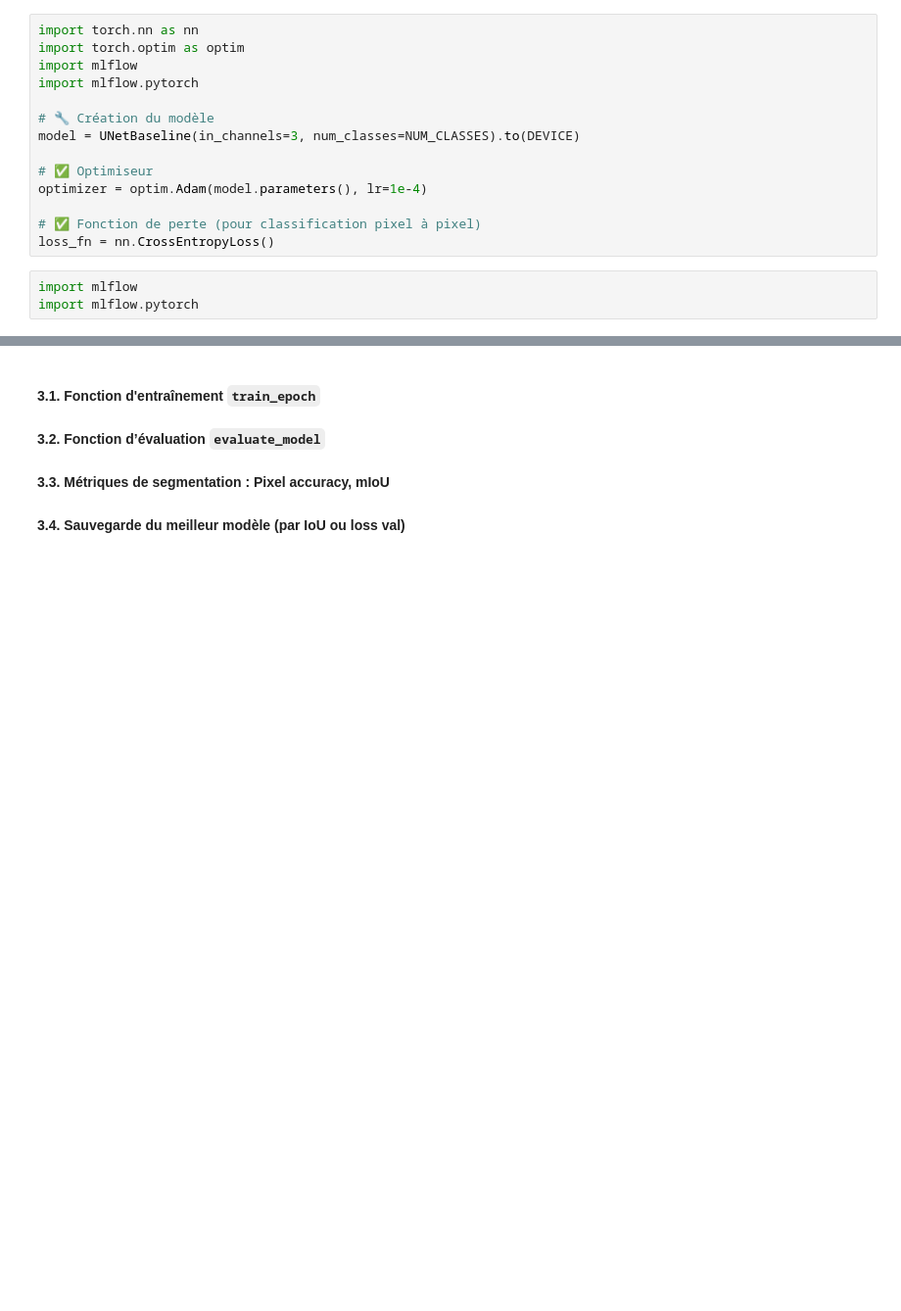
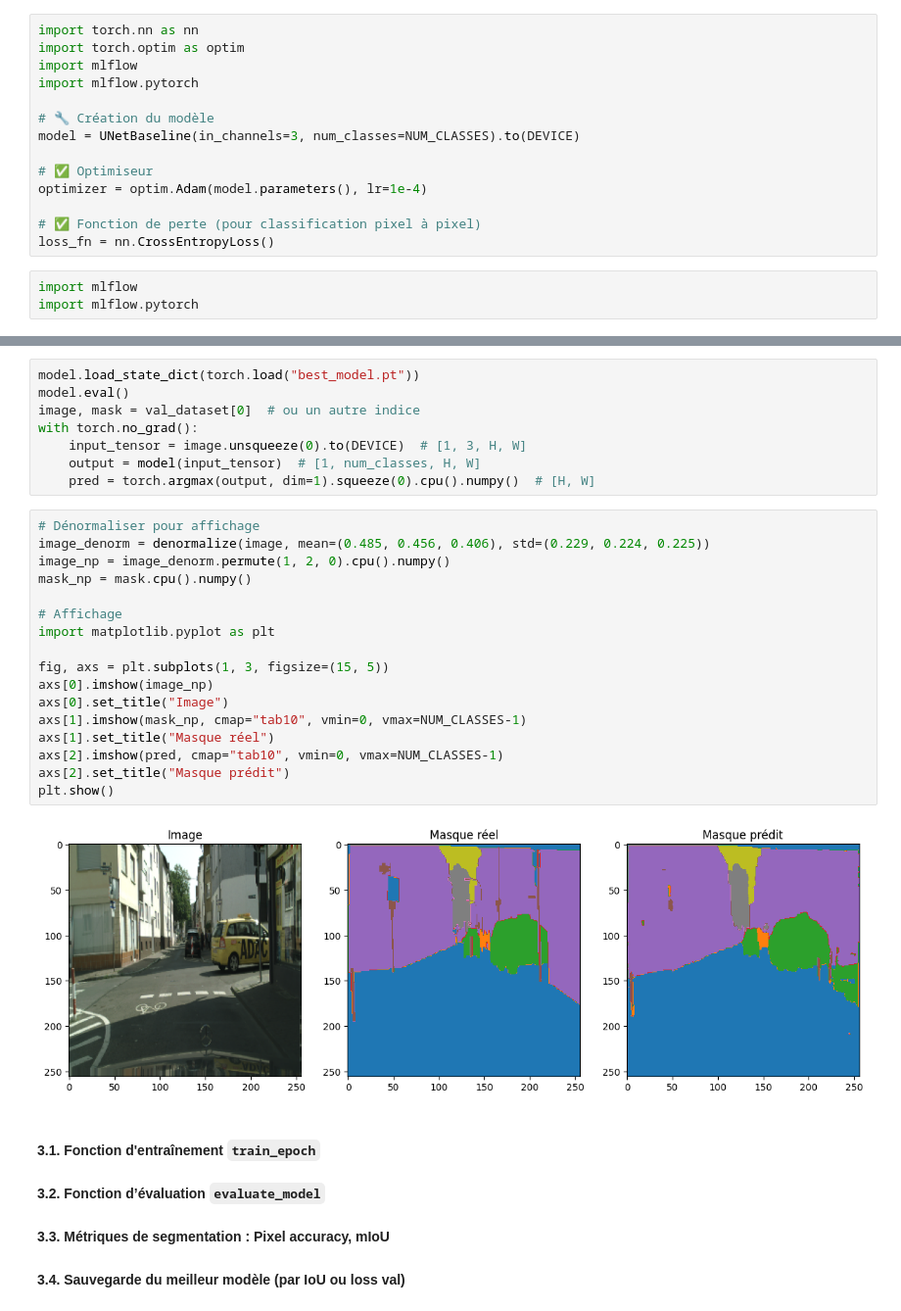
Before and after one commit to joelle-jnbaptiste/OnboadSystem_Model, a Jupyter notebook: notebooks/modelisationPytorch.ipynb, the cells around one changed output, grey strips where cells are left out. Shown at 98% size. Drawn from its saved outputs; the diff is of its cells as text; blank space fills up the shorter version.

Commit message:
wip model unet baseline

```diff
--- a/notebooks/modelisationPytorch.ipynb
+++ b/notebooks/modelisationPytorch.ipynb
@@ -434,3 +446,30 @@ Image shape: torch.Size([4, 3, 512, 512])
+# %%
+model.load_state_dict(torch.load("best_model.pt"))
+model.eval()
+image, mask = val_dataset[0]  # ou un autre indice
+with torch.no_grad():
+    input_tensor = image.unsqueeze(0).to(DEVICE)  # [1, 3, H, W]
+    output = model(input_tensor)  # [1, num_classes, H, W]
+    pred = torch.argmax(output, dim=1).squeeze(0).cpu().numpy()  # [H, W]
+# %%
+# Dénormaliser pour affichage
+image_denorm = denormalize(image, mean=(0.485, 0.456, 0.406), std=(0.229, 0.224, 0.225))
+image_np = image_denorm.permute(1, 2, 0).cpu().numpy()
+mask_np = mask.cpu().numpy()
+
+# Affichage
+import matplotlib.pyplot as plt
+
+fig, axs = plt.subplots(1, 3, figsize=(15, 5))
+axs[0].imshow(image_np)
+axs[0].set_title("Image")
+axs[1].imshow(mask_np, cmap="tab10", vmin=0, vmax=NUM_CLASSES-1)
+axs[1].set_title("Masque réel")
+axs[2].imshow(pred, cmap="tab10", vmin=0, vmax=NUM_CLASSES-1)
+axs[2].set_title("Masque prédit")
+plt.show()
+# %% [output]
+[figure, added]
 # %% [markdown]
 #### 3.1. Fonction d'entraînement `train_epoch`
 #### 3.2. Fonction d’évaluation `evaluate_model`
```
Also changed, not shown: parts of 3 cells of this notebook.
